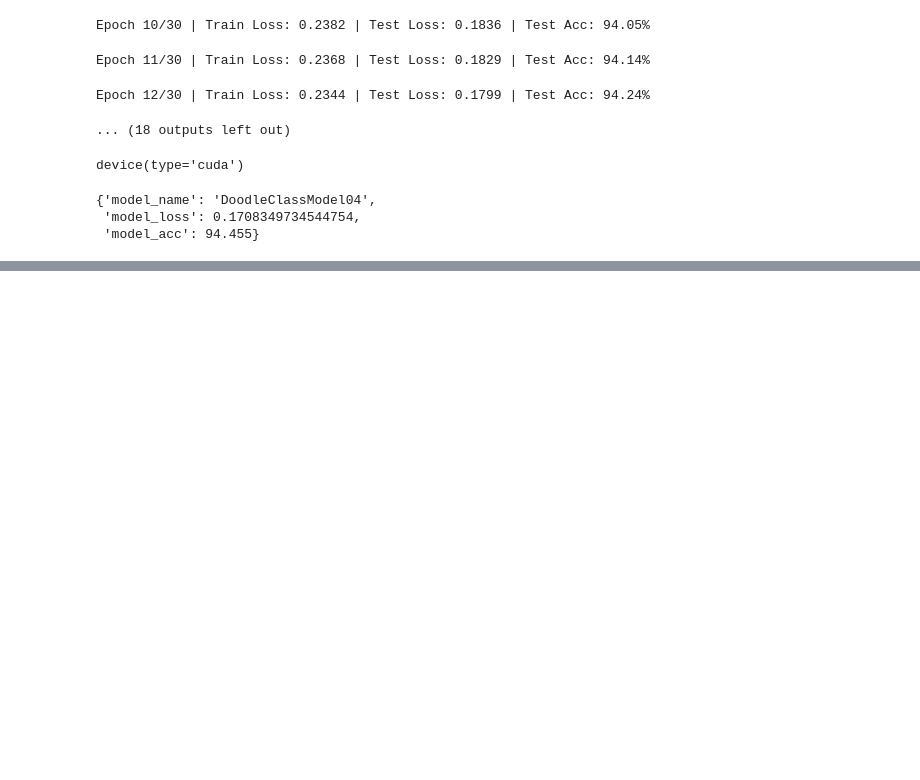
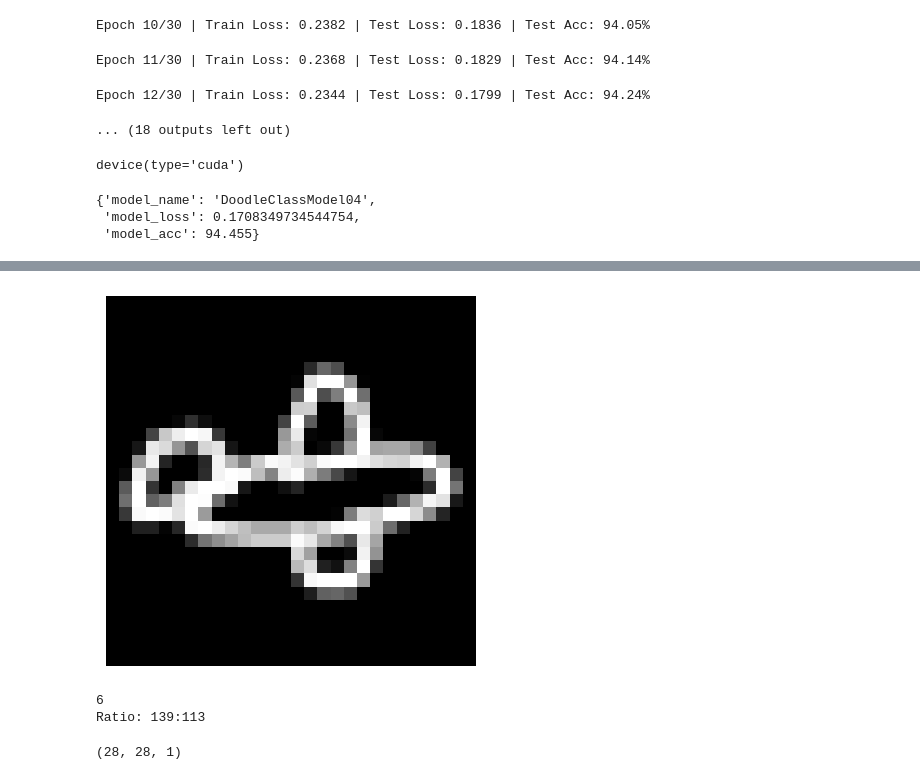
Before and after one commit to mayank-mi/cnn_classifier, a Jupyter notebook: note_03_cnn_model.ipynb, the cells around one changed output, grey strips where cells are left out. Saved outputs shown, nothing was run; the diff lists cells and outputs as text; code cells hidden in the pictures; blank space fills up the shorter version.

```diff
--- a/note_03_cnn_model.ipynb
+++ b/note_03_cnn_model.ipynb
@@ -462,0 +611,26 @@ torch.save(model_2.state_dict(), './models/cnn_model.pth')
+# %%
+array_data = np.load('C:/demo/classfier_cnn/data/full_numpy_bitmap_airplane.npy')
+# Extract the first image
+input_tensor = array_data[66].reshape(28, 28,1)
+
+# Display the first image
+plt.imshow(input_tensor, cmap='gray')
+plt.axis('off')  # Optional: turn off axis numbers and ticks
+plt.show()
+# %% [output]
+[figure, added]
+# %%
+import math
+
+width = 834
+height = 678
+
+gcd = math.gcd(width, height)
+print(gcd)
+ratio_width = width // gcd
+ratio_height = height // gcd
+
+print(f"Ratio: {ratio_width}:{ratio_height}")
+# %% [output]
+6
+Ratio: 139:113
@@ -462,0 +683,30 @@ torch.save(model_2.state_dict(), './models/cnn_model.pth')
+# %%
+from PIL import Image, ImageOps
+import numpy as np
+
+def resize_with_padding(image_path, target_size):
+    image = Image.open(image_path).convert('L')  # Convert to grayscale
+    image = ImageOps.invert(image)  # Invert colors if needed
+    old_size = image.size
+    ratio = float(target_size) / max(old_size)
+    new_size = tuple([int(x * ratio) for x in old_size])
+    image = image.resize(new_size, Image.LANCZOS)
+
+    new_image = Image.new("L", (target_size, target_size), 0)  # Create new image with black padding
+    new_image.paste(image, ((target_size - new_size[0]) // 2, (target_size - new_size[1]) // 2))
+
+    return new_image
+
+# Example usage
+image_path = 'C:/test001/ttt/cnn_classifier/iamges/air.jpg'
+target_size = 28  # Specify the target size as a single integer for square cropping
+padded_image = resize_with_padding(image_path, target_size)
+
+# Convert to NumPy array and ensure shape is (28, 28, 1)
+image_array1 = np.array(padded_image)
+image_array1 = np.expand_dims(image_array1, axis=-1)
+
+print(np.shape(image_array1))  # Should output (28, 28, 1)
+padded_image.show()
+# %% [output]
+(28, 28, 1)
```
Also changed, not shown: parts of 20 cells of this notebook, 13 other files.
